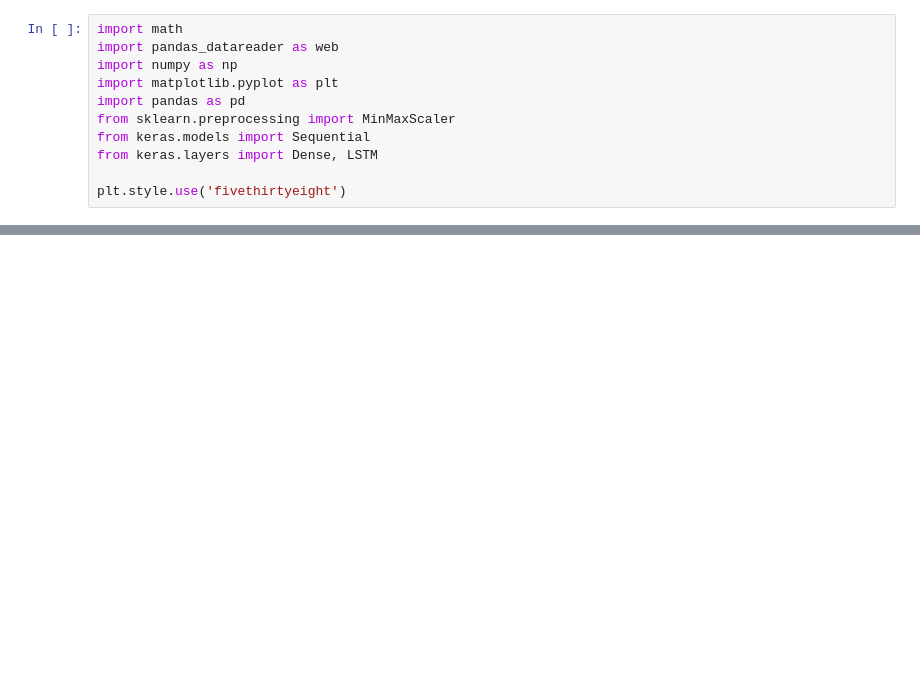
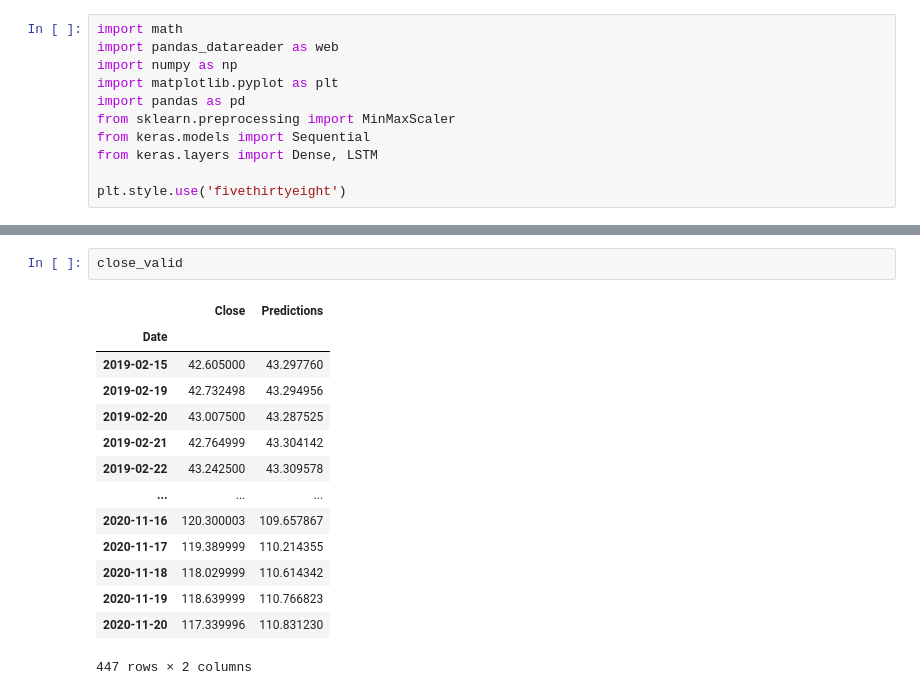
Before and after one commit to milijan/market, a Jupyter notebook: keras/predict.ipynb, the cells around one changed output, grey strips where cells are left out. Drawn from its saved outputs; the diff is of its cells as text; blank space fills up the shorter version.

```diff
--- a/keras/predict.ipynb
+++ b/keras/predict.ipynb
@@ -18,0 +131,17 @@ df.shape
+# %%
+close_valid
+# %% [output]
+|  | Close | Predictions |
+| Date |  |  |
+| 2019-02-15 | 42.605000 | 43.297760 |
+| 2019-02-19 | 42.732498 | 43.294956 |
+| 2019-02-20 | 43.007500 | 43.287525 |
+| 2019-02-21 | 42.764999 | 43.304142 |
+| 2019-02-22 | 43.242500 | 43.309578 |
+| ... | ... | ... |
+| 2020-11-16 | 120.300003 | 109.657867 |
+| 2020-11-17 | 119.389999 | 110.214355 |
+| 2020-11-18 | 118.029999 | 110.614342 |
+| 2020-11-19 | 118.639999 | 110.766823 |
+| 2020-11-20 | 117.339996 | 110.831230 |
+447 rows × 2 columns
```
Also changed, not shown: parts of 14 cells of this notebook.
